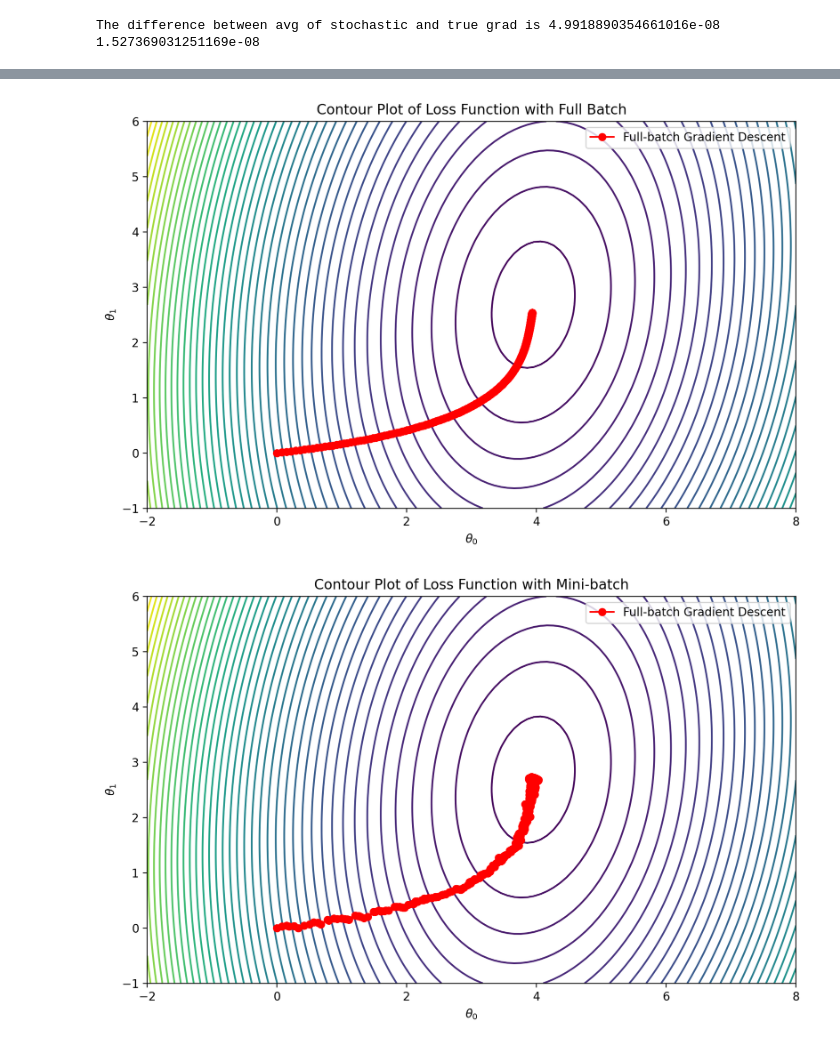
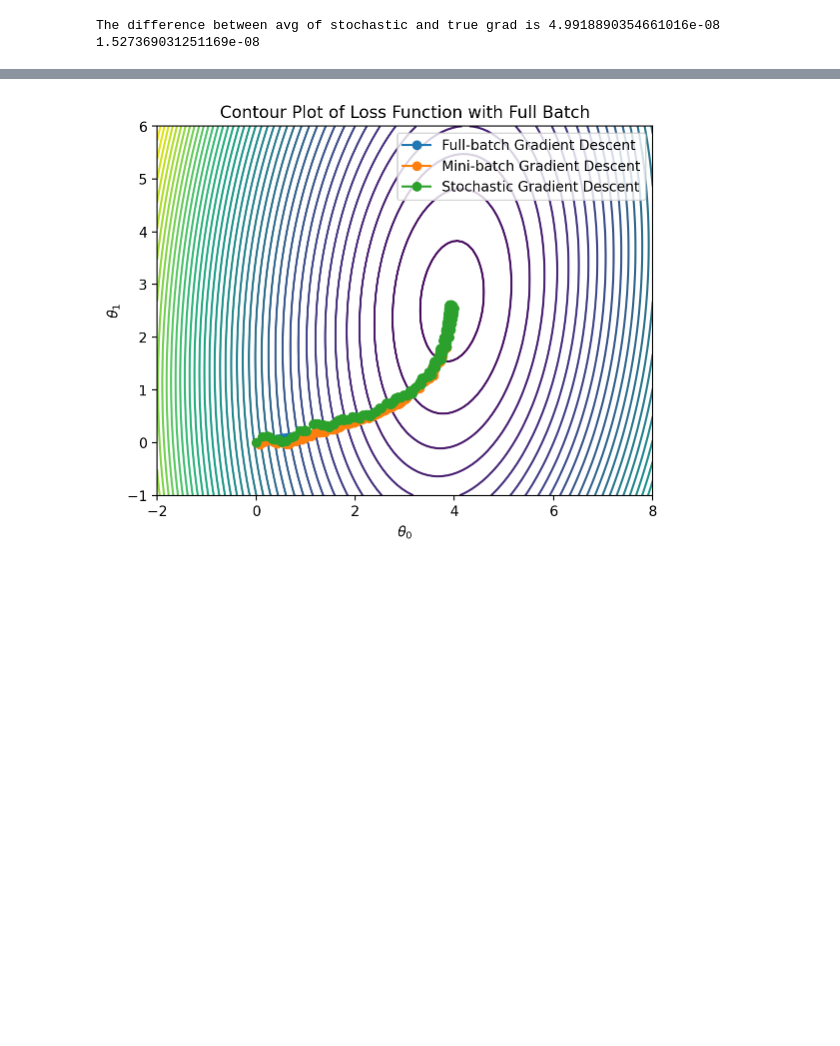
Before and after one commit to shadowscythe03/es335-24-fall-assignment-2, a Jupyter notebook: task_1.ipynb, the cells around one changed output, grey strips where cells are left out. Drawn from its saved outputs; the diff is of its cells as text; code cells hidden in the pictures; blank space fills up the shorter version.

```diff
--- a/task_1.ipynb
+++ b/task_1.ipynb
@@ -255,7 +255,7 @@ def stochastic_grad(x, y, lr=0.01, epsilon=0.001, epochs= 15):
     print(f'Stochastic Gradient Descent---->No of Epochs Caliculated:{epoch} Final loss:{losses[-1]}')
     return losses, theta_0.grad.item(), theta_1.grad.item(),t0_hist,t1_hist
 # %%
-losses_full, theta_0_full, theta_1_full, t0_hist_full, t1_hist_full = full_batch_grad(x1_torch, y_torch,epochs = 500)
-losses_mini, theta_0_mini, theta_1_mini, t0_hist_mini, t1_hist_mini = mini_batch_grad(x1_torch,y_torch, epochs = 500)
-losses_stoc, theta_0_stoc, theta_1_stoc, t0_hist_stoc, t1_hist_stoc = stochastic_grad(x1_torch,y_torch, epochs = 500)
+losses_full, theta_0_full, theta_1_full, t0_hist_full, t1_hist_full = full_batch_grad(x1_torch, y_torch)
+losses_mini, theta_0_mini, theta_1_mini, t0_hist_mini, t1_hist_mini = mini_batch_grad(x1_torch,y_torch)
+losses_stoc, theta_0_stoc, theta_1_stoc, t0_hist_stoc, t1_hist_stoc = stochastic_grad(x1_torch,y_torch)
 # %% [output]
@@ -295,34 +295,35 @@ for i in range(theta0_grid.shape[0]):
         y_hat = reg(x1_torch, theta0_grid[i,j], theta1_grid[i,j])
         loss_grid[i, j] = mse(y_hat, y_torch)
 # %%
-plt.figure(figsize=(10, 6))
+# plt.figure(figsize=(10, 6))
 plt.contour(theta0_grid, theta1_grid, loss_grid, levels=50, cmap='viridis')
-plt.plot(t0_hist_full, t1_hist_full, marker='o', color='r', label='Full-batch Gradient Descent')
+plt.plot(t0_hist_full, t1_hist_full, marker='o', label='Full-batch Gradient Descent')
+plt.plot(t0_hist_mini, t1_hist_mini, marker='o', label='Mini-batch Gradient Descent')
+plt.plot(t0_hist_stoc, t1_hist_stoc, marker='o', label='Stochastic Gradient Descent')
 
 plt.xlabel(r'$\theta_0$')
 plt.ylabel(r'$\theta_1$')
 plt.title('Contour Plot of Loss Function with Full Batch')
 plt.legend()
 plt.show()
-plt.figure(figsize=(10, 6))
-plt.contour(theta0_grid, theta1_grid, loss_grid, levels=50, cmap='viridis')
-plt.plot(t0_hist_mini, t1_hist_mini, marker='o', color='r', label='Full-batch Gradient Descent')
+# # plt.figure(figsize=(10, 6))
+# plt.contour(theta0_grid, theta1_grid, loss_grid, levels=50, cmap='viridis')
+# plt.plot(t0_hist_mini, t1_hist_mini, marker='o', color='r', label='Full-batch Gradient Descent')
 
-plt.xlabel(r'$\theta_0$')
-plt.ylabel(r'$\theta_1$')
-plt.title('Contour Plot of Loss Function with Mini-batch')
-plt.legend()
-plt.show()
+# plt.xlabel(r'$\theta_0$')
+# plt.ylabel(r'$\theta_1$')
+# plt.title('Contour Plot of Loss Function with Mini-batch')
+# plt.legend()
+# plt.show()
 
-plt.figure(figsize=(10, 6))
-plt.contour(theta0_grid, theta1_grid, loss_grid, levels=50, cmap='viridis')
-plt.plot(t0_hist_stoc, t1_hist_stoc, marker='o', color='r', label='Full-batch Gradient Descent')
+# # plt.figure(figsize=(10, 6))
+# plt.contour(theta0_grid, theta1_grid, loss_grid, levels=50, cmap='viridis')
+# plt.plot(t0_hist_stoc, t1_hist_stoc, marker='o', color='r', label='Full-batch Gradient Descent')
 
-plt.xlabel(r'$\theta_0$')
-plt.ylabel(r'$\theta_1$')
-plt.title('Contour Plot of Loss Function with Stochastic')
-plt.legend()
-plt.show()
+# plt.xlabel(r'$\theta_0$')
+# plt.ylabel(r'$\theta_1$')
+# plt.title('Contour Plot of Loss Function with Stochastic')
+# plt.legend()
+# plt.show()
 # %% [output]
-[figure, old version]
+[figure, new version]
-[figure, removed]
```
Also changed, not shown: parts of 7 cells of this notebook, 1 other file.
